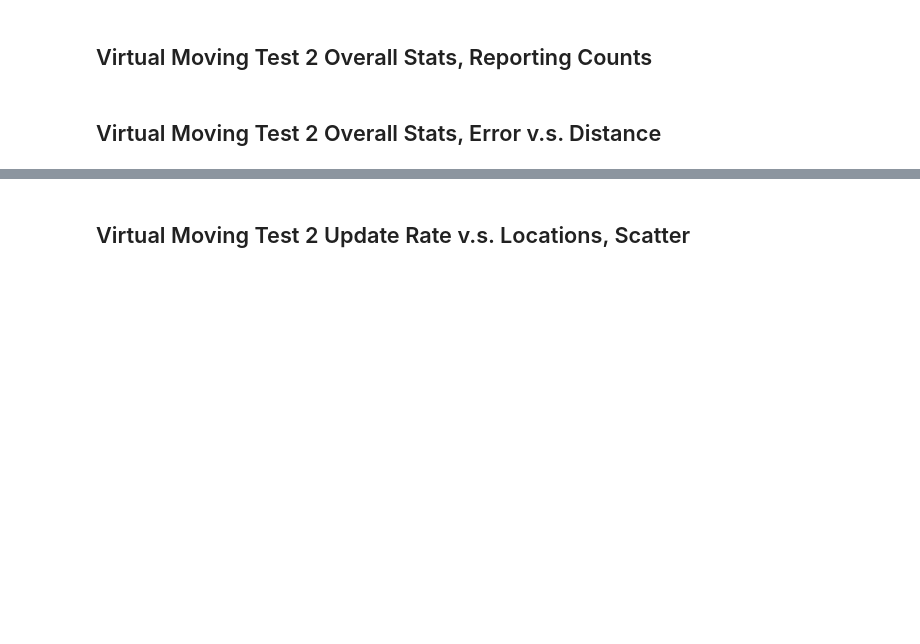
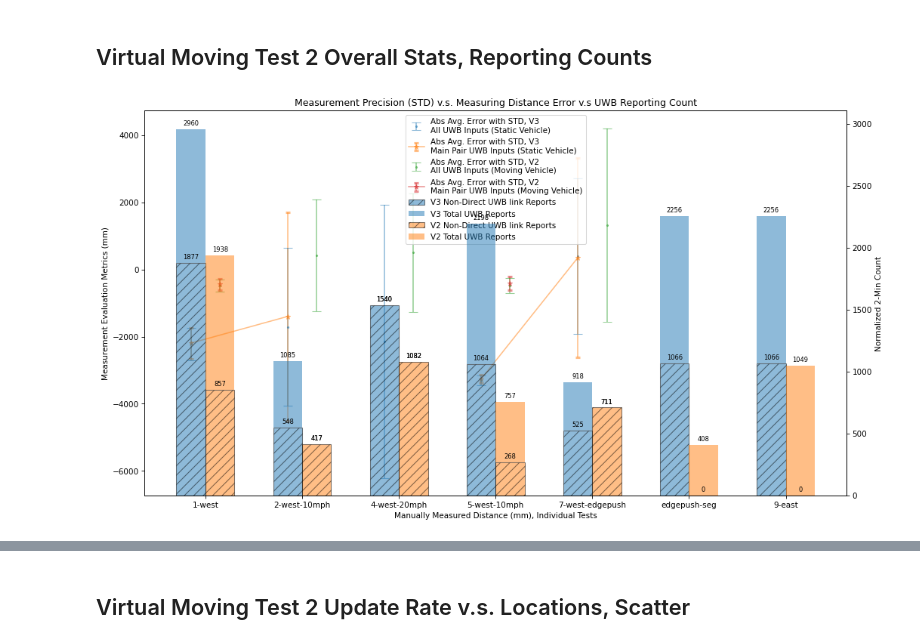
Before and after one commit to hegxiten/UWB-Lab-Rutgers-Rail, a Jupyter notebook: UWB_Ranging_System_Design_and_Testing/uwb_ranging_fieldtest_results/CONCISE_virtual_moving_test.ipynb, the cells around one changed output, grey strips where cells are left out. Cells and saved outputs as stored; diff of their text form; code cells hidden in the pictures; blank space fills up the shorter version.

```diff
--- a/UWB_Ranging_System_Design_and_Testing/uwb_ranging_fieldtest_results/CONCISE_virtual_moving_test.ipynb
+++ b/UWB_Ranging_System_Design_and_Testing/uwb_ranging_fieldtest_results/CONCISE_virtual_moving_test.ipynb
@@ -536,26 +390,26 @@ plt.show()
 ## Virtual Moving Test 2 Overall Stats, Reporting Counts
 # %%
 from matplotlib.ticker import FuncFormatter
-figure = plt.figure(figsize=(16, 9), dpi=150)
+figure = plt.figure(figsize=(16, 9), dpi=PLOTTING_DPI)
 width=0.3
-labels = df_all_static_stats_aggregated_moving_test["Test Name"].astype(str)
+labels = df_all_static_stats_aggregated["Test Name"].astype(str)
 ax = figure.add_subplot(111)
 ax.set_title("Measurement Precision (STD) v.s. Measuring Distance Error v.s UWB Reporting Count")
-df_main_pair_static_veh_stats_moving_test = df_all_static_stats_pairwise_moving_test[
-    (df_all_static_stats_pairwise_moving_test["Is Main Master"]==True) &
-    (df_all_static_stats_pairwise_moving_test["Is Main Slave"]==True)]
-df_main_pair_moving_veh_stats_moving_test = df_all_moving_stats_pairwise_moving_test[
-    (df_all_moving_stats_pairwise_moving_test["Is Main Master"]==True) &
-    (df_all_moving_stats_pairwise_moving_test["Is Main Slave"]==True)]
+df_main_pair_static_veh_stats_moving_test = df_all_static_stats_pairwise[
+    (df_all_static_stats_pairwise["Is Main Master"]==True) &
+    (df_all_static_stats_pairwise["Is Main Slave"]==True)]
+df_main_pair_moving_veh_stats_moving_test = df_all_moving_stats_pairwise[
+    (df_all_moving_stats_pairwise["Is Main Master"]==True) &
+    (df_all_moving_stats_pairwise["Is Main Slave"]==True)]
 errbar_1 = ax.errorbar(x=np.arange(len(labels.index)) - width/2,
-                       y=df_all_static_stats_aggregated_moving_test["Average Measurement Error (mm)"],
-                       yerr=df_all_static_stats_aggregated_moving_test["STD (mm)"],
+                       y=df_all_static_stats_aggregated["Average Measurement Error (mm)"],
+                       yerr=df_all_static_stats_aggregated["STD (mm)"],
                        capsize=6,
                        linestyle='None',
                        marker='o',
                        markersize=2,
                        alpha=0.5,
-                       label='Abs Avg. Error with STD, V{}\nAll UWB Inputs (Static Vehicle)'.format(static_veh))
+                       label='Abs Avg. Error with STD, V{}\nAll UWB Inputs (Static Vehicle)'.format(STATIC_VEH))
 errbar_1_1 = ax.errorbar(x=np.arange(len(labels.index)) - width/2,
                          y=df_main_pair_static_veh_stats_moving_test["Average Measurement Error (mm)"],
                          yerr=df_main_pair_static_veh_stats_moving_test["STD (mm)"],
@@ -564,16 +418,16 @@ errbar_1_1 = ax.errorbar(x=np.arange(len(labels.index)) - width/2,
                          linestyle='-',
                          marker='*',
                          alpha=0.5,
-                         label='Abs Avg. Error with STD, V{}\nMain Pair UWB Inputs (Static Vehicle)'.format(static_veh))
+                         label='Abs Avg. Error with STD, V{}\nMain Pair UWB Inputs (Static Vehicle)'.format(STATIC_VEH))
 errbar_2 = ax.errorbar(x=np.arange(len(labels.index)) + width/2,
-                       y=df_all_moving_stats_aggregated_moving_test["Average Measurement Error (mm)"],
-                       yerr=df_all_moving_stats_aggregated_moving_test["STD (mm)"],
+                       y=df_all_moving_stats_aggregated["Average Measurement Error (mm)"],
+                       yerr=df_all_moving_stats_aggregated["STD (mm)"],
                        capsize=6,
                        linestyle='None',
                        marker='o',
                        markersize=2,
                        alpha=0.5,
-                       label='Abs Avg. Error with STD, V{}\nAll UWB Inputs (Moving Vehicle)'.format(moving_veh))
+                       label='Abs Avg. Error with STD, V{}\nAll UWB Inputs (Moving Vehicle)'.format(MOVING_VEH))
 errbar_2_1 = ax.errorbar(x=np.arange(len(labels.index)) + width/2,
                          y=df_main_pair_moving_veh_stats_moving_test["Average Measurement Error (mm)"],
                          yerr=df_main_pair_moving_veh_stats_moving_test["STD (mm)"],
@@ -582,57 +436,57 @@ errbar_2_1 = ax.errorbar(x=np.arange(len(labels.index)) + width/2,
                          linestyle='-',
                          marker='*',
                          alpha=0.5,
-                         label='Abs Avg. Error with STD, V{}\nMain Pair UWB Inputs (Moving Vehicle)'.format(moving_veh))
+                         label='Abs Avg. Error with STD, V{}\nMain Pair UWB Inputs (Moving Vehicle)'.format(MOVING_VEH))
 ax.set_xlabel("Manually Measured Distance (mm), Individual Tests")
 ax.set_xticks(np.arange(len(labels.index)))
 ax.set_xticklabels([x.split("-v2-")[1] for x in list(labels)])
 ax.set_ylabel("Measurement Evaluation Metrics (mm)")
 
 ax2 = ax.twinx()
 
 rects1 = ax2.bar(np.arange(len(labels.index)) - width/2,
-                (df_all_static_stats_aggregated_moving_test["Main Pair Counts"] /
-                 df_all_static_stats_aggregated_moving_test["Operation Duration"]*120).astype("int"),
-                 bottom=((df_all_static_stats_aggregated_moving_test["Reporting Counts"] -
-                         df_all_static_stats_aggregated_moving_test["Main Pair Counts"]) /
-                        df_all_static_stats_aggregated_moving_test["Operation Duration"]*120).astype("int"),
+                (df_all_static_stats_aggregated["Main Pair Counts"] /
+                 df_all_static_stats_aggregated["Operation Duration"]*120).astype("int"),
+                 bottom=((df_all_static_stats_aggregated["Reporting Counts"] -
+                         df_all_static_stats_aggregated["Main Pair Counts"]) /
+                        df_all_static_stats_aggregated["Operation Duration"]*120).astype("int"),
                  width=width,
-                 label='V{} Total UWB Reports'.format(static_veh), alpha=0.5, color="C0")
+                 label='V{} Total UWB Reports'.format(STATIC_VEH), alpha=0.5, color="C0")
 rects0 = ax2.bar(np.arange(len(labels.index)) - width/2,
-                ((df_all_static_stats_aggregated_moving_test["Reporting Counts"] -
-                  df_all_static_stats_aggregated_moving_test["Main Pair Counts"]) /
-                 df_all_static_stats_aggregated_moving_test["Operation Duration"]*120).astype("int"),
+                ((df_all_static_stats_aggregated["Reporting Counts"] -
+                  df_all_static_stats_aggregated["Main Pair Counts"]) /
+                 df_all_static_stats_aggregated["Operation Duration"]*120).astype("int"),
                  width=width,
-                 label='V{} Non-Direct UWB link Reports'.format(static_veh),
+                 label='V{} Non-Direct UWB link Reports'.format(STATIC_VEH),
                  alpha=0.5, color="C0", hatch="//", edgecolor='k')
 
 
 rects3 = ax2.bar(np.arange(len(labels.index)) + width/2,
-                (df_all_moving_stats_aggregated_moving_test["Main Pair Counts"] /
-                 df_all_moving_stats_aggregated_moving_test["Operation Duration"]*120).astype("int"),
-                 bottom=((df_all_moving_stats_aggregated_moving_test["Reporting Counts"] -
-                         df_all_moving_stats_aggregated_moving_test["Main Pair Counts"]) /
-                        df_all_moving_stats_aggregated_moving_test["Operation Duration"]*120).astype("int"),
+                (df_all_moving_stats_aggregated["Main Pair Counts"] /
+                 df_all_moving_stats_aggregated["Operation Duration"]*120).astype("int"),
+                 bottom=((df_all_moving_stats_aggregated["Reporting Counts"] -
+                         df_all_moving_stats_aggregated["Main Pair Counts"]) /
+                        df_all_moving_stats_aggregated["Operation Duration"]*120).astype("int"),
                  width=width,
-                 label='V{} Total UWB Reports'.format(moving_veh), alpha=0.5, color="C1")
+                 label='V{} Total UWB Reports'.format(MOVING_VEH), alpha=0.5, color="C1")
 rects2 = ax2.bar(np.arange(len(labels.index)) + width/2,
-                ((df_all_moving_stats_aggregated_moving_test["Reporting Counts"] -
-                  df_all_moving_stats_aggregated_moving_test["Main Pair Counts"]) /
-                 df_all_moving_stats_aggregated_moving_test["Operation Duration"]*120).astype("int"),
+                ((df_all_moving_stats_aggregated["Reporting Counts"] -
+                  df_all_moving_stats_aggregated["Main Pair Counts"]) /
+                 df_all_moving_stats_aggregated["Operation Duration"]*120).astype("int"),
                  width=width,
-                 label='V{} Non-Direct UWB link Reports'.format(moving_veh),
+                 label='V{} Non-Direct UWB link Reports'.format(MOVING_VEH),
                  alpha=0.5, color="C1", hatch="//", edgecolor='k')
 
 ax2.set_ylabel("Normalized 2-Min Count")
 ax2.bar_label(rects1, padding=3, fontsize=8)
 ax2.bar_label(rects0, padding=3, fontsize=8)
 ax2.bar_label(rects3, padding=3, fontsize=8)
 ax2.bar_label(rects2, padding=3, fontsize=8)
 ax.legend([errbar_1, errbar_1_1, errbar_2, errbar_2_1,
            rects0, rects1, rects2, rects3],
           [errbar_1.get_label(), errbar_1_1.get_label(), errbar_2.get_label(), errbar_2_1.get_label(),
            rects0.get_label(), rects1.get_label(), rects2.get_label(), rects3.get_label()],
           loc="upper center")
 plt.show()
+# %% [output]
+[figure, added]
-# %% [markdown]
-## Virtual Moving Test 2 Overall Stats, Error v.s. Distance
```
Also changed, not shown: parts of 18 cells of this notebook, 4 other files.
